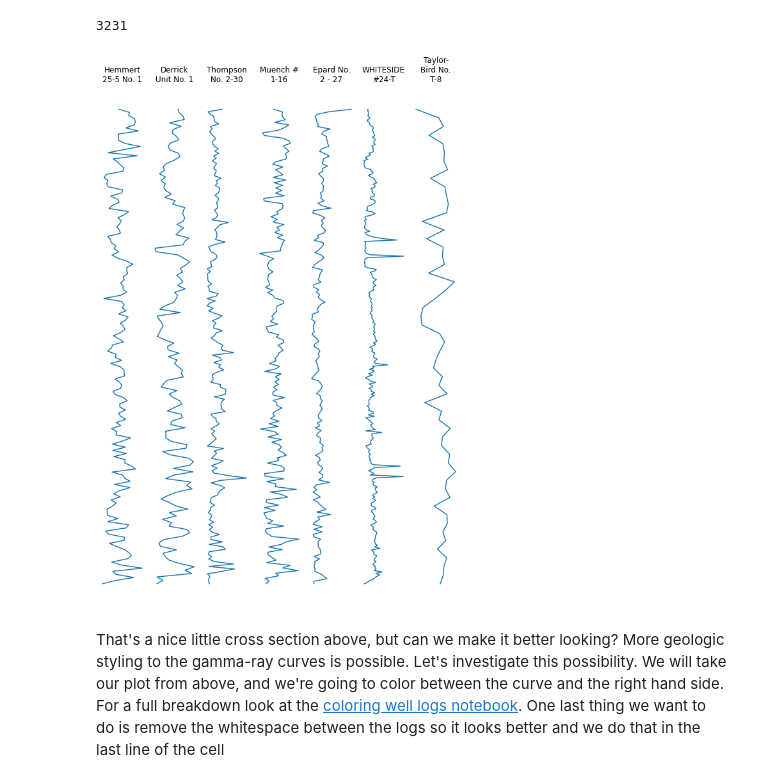
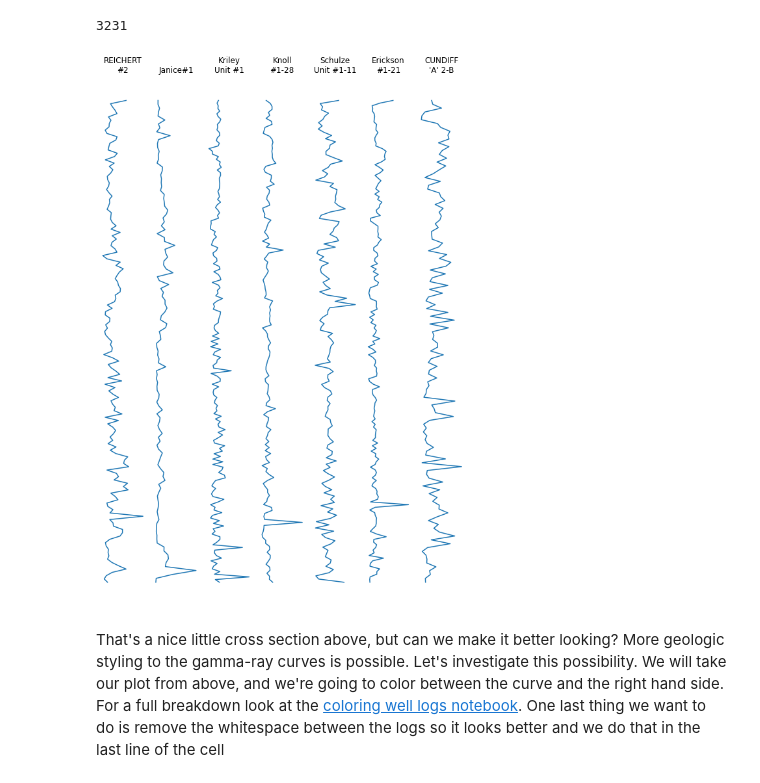
Before and after one commit to FRI-Energy-Analytics/2021_summer_fellows, a Jupyter notebook: transformers/cross section.ipynb, the cells around one changed output. Saved outputs shown, nothing was run; the diff lists cells and outputs as text; code cells hidden in the pictures.

```diff
--- a/transformers/cross section.ipynb
+++ b/transformers/cross section.ipynb
@@ -35,7 +35,19 @@ def get_gamma(well_log):
     try:
         return well_log["GR"]
     except:
-        return well_log["GRGC"]
+        try:
+            return well_log["GRGC"]
+        except:
+            try:
+                return well_log["GAMMA"]
+            except:
+                return well_log["GAMMA:1"]
+
+def get_well(well_log):
+    try:
+        return well_log.well["WELL"]
+    except:
+        return well_log.well["WELL:1"]
 # %%
 len(wells)
 # %% [output]
@@ -43,30 +55,30 @@ len(wells)
 # %%
 fig = plt.figure(figsize=(10, 15))  # set our figure size
 
-for i, j in enumerate(range(28, 35)):  # we read in the 7 logs
+for i, j in enumerate(range(21, 28)):  # we read in the 7 logs
     well_log = lasio.read(wells[j])  # this reads in the log
     ax = fig.add_subplot(
         171 + i
     )  # creates a subplot that the curve will be plotted in
     try:
         ax.plot(
             get_gamma(well_log)[::50],
             get_depth(well_log)[::50],
         )
     except Exception as e:
         print(e)
         print()
         pass
     # this does the plotting, we plot gamma ray as a function of depth. note we subtract the kelly bushing elevation (EKB) to get subsea depth
     # we also downsample the logs so they plot faster
     ax.invert_yaxis()
     # flip the axis so downhole is down in the figure
     ax.axis("off")
     # this gets rid of the axis so they look clean
-    ax.set_title("\n".join(wrap(well_log.well["WELL"].value, 10)))
+    ax.set_title("\n".join(wrap(get_well(well_log).value, 10)))
     # and let's go ahead and add titles to each log for fun
 # %% [output]
-[figure, old version]
+[figure, new version]
 # %% [markdown]
 That's a nice little cross section above, but can we make it better looking? More geologic styling to the gamma-ray curves is possible. Let's investigate this possibility. We will take our plot from above, and we're going to color between the curve and the right hand side. For a full breakdown look at the [coloring well logs notebook](https://github.com/jessepisel/5minutesofpython/blob/master/Well%20log%20plots/gamma%20ray%20colors.ipynb). One last thing we want to do is remove the whitespace between the logs so it looks better and we do that in the last line of the cell
 # %%
```
Also changed, not shown: parts of 29 cells of this notebook, 4 other files.
